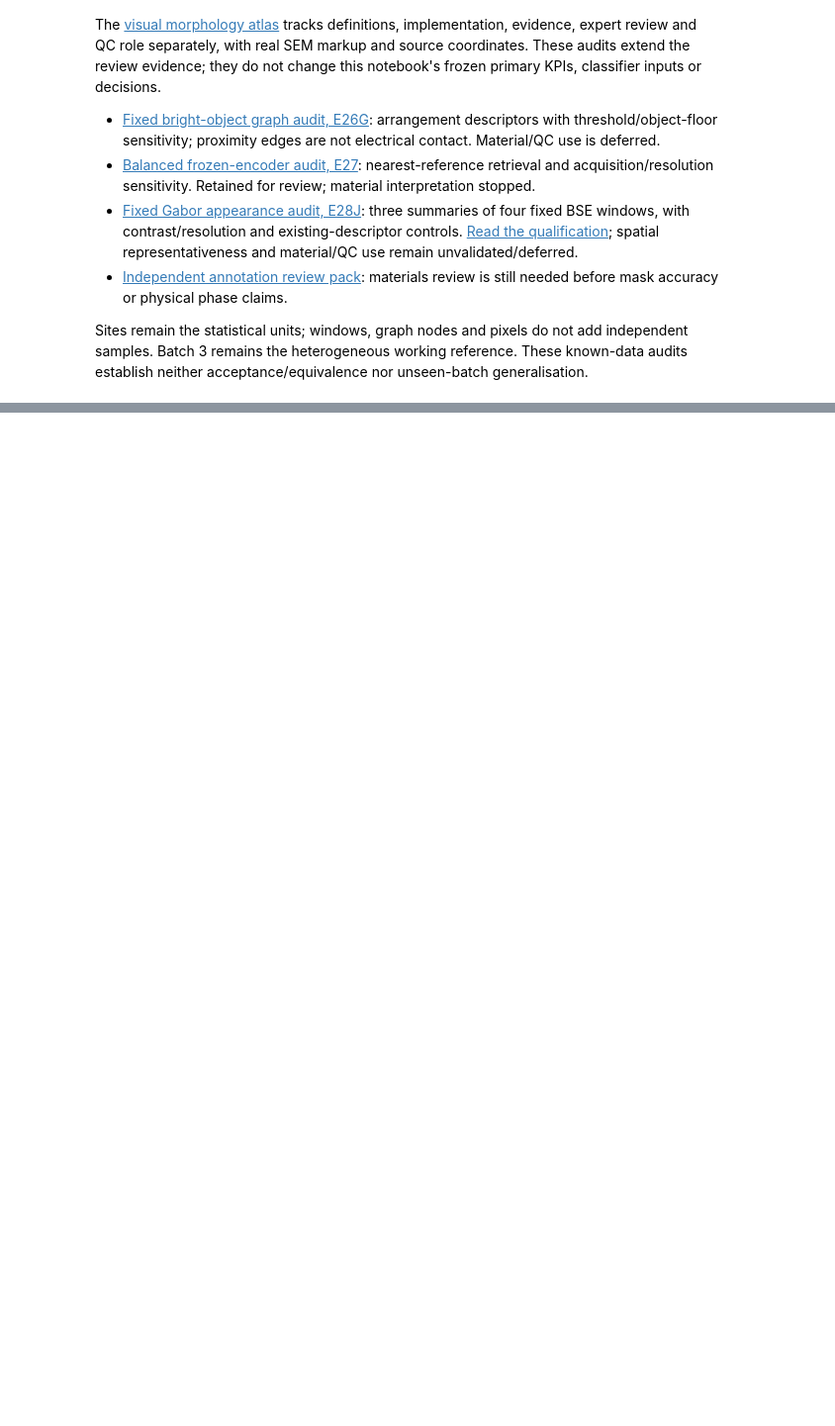
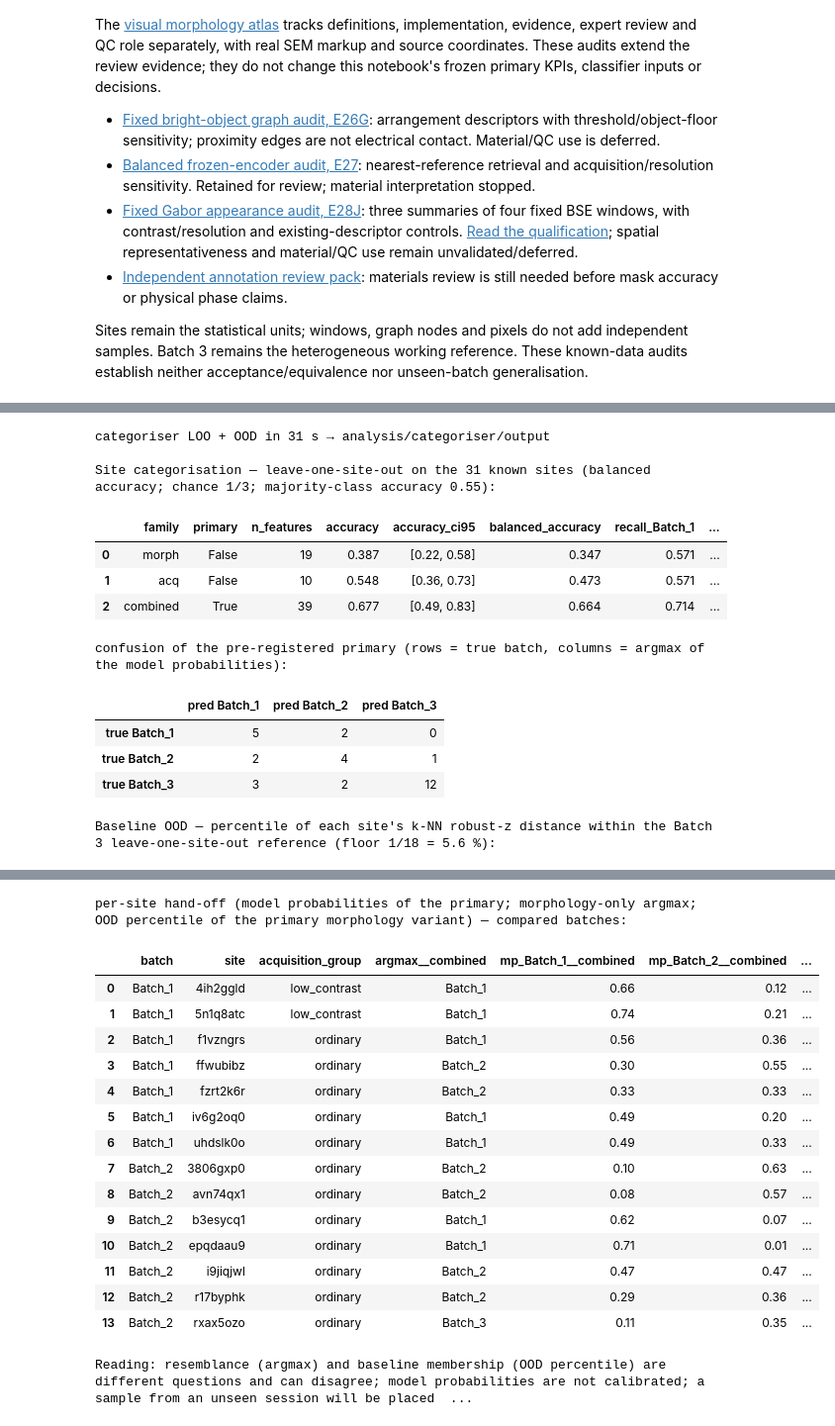
Before and after one commit to santosh-imperial/Backscatter, a Jupyter notebook: notebooks/02_batch_qc.ipynb, the cells around one changed output, grey strips where cells are left out. Shown at 99% size. Cells and saved outputs as stored; diff of their text form; code cells hidden in the pictures; blank space fills up the shorter version.

Commit message:
Notebook 02 §12: sample identification — three separate answers per sample (categoriser, baseline OOD, QC hand-off); 153 tests
Co-Authored-By: Claude Fable 5.1 <noreply@anthropic.com>

```diff
--- a/notebooks/02_batch_qc.ipynb
+++ b/notebooks/02_batch_qc.ipynb
@@ -610,0 +623,33 @@ Sites remain the statistical units; windows, graph nodes and pixels do not add i
+# %%
+from polaron_qc import categorise as CAT
+t0 = time.time()
+CAT_OUT = os.path.join(ROOT, "analysis", "categoriser", "output")
+CATR = CAT.run([os.path.join(DATA, CONFIG["reference"])] + [os.path.join(DATA, b) for b in CONFIG["compare"] if b in ("Batch_1", "Batch_2")], cache_dir=FCACHE, out_dir=CAT_OUT, n_perm=200, seed=CONFIG["seed"], verbose=False)
+print(f"categoriser LOO + OOD in {time.time()-t0:.0f} s → {os.path.relpath(CAT_OUT, ROOT)}")
+summ = pd.read_csv(os.path.join(CAT_OUT, "categoriser_summary.csv"))
+print("\nSite categorisation — leave-one-site-out on the 31 known sites (balanced accuracy; chance 1/3; majority-class accuracy 0.55):")
+display(summ[["family", "primary", "n_features", "accuracy", "accuracy_ci95", "balanced_accuracy", "recall_Batch_1", "recall_Batch_2", "recall_Batch_3", "perm_p", "brier", "brier_prior", "ece"]].round(3))
+print("confusion of the pre-registered primary (rows = true batch, columns = argmax of the model probabilities):")
+display(pd.read_csv(os.path.join(CAT_OUT, "confusion_combined.csv"), index_col=0))
+print("\nBaseline OOD — percentile of each site's k-NN robust-z distance within the Batch 3 leave-one-site-out reference (floor 1/18 = 5.6 %):")
+ood = pd.read_csv(os.path.join(CAT_OUT, "ood_batch_summary.csv"))
+display(ood[["variant", "batch", "n_sites", "pct_min", "pct_median", "pct_max", "n_exceed_ref_max", "label"]].round(1))
+st = pd.read_csv(os.path.join(CAT_OUT, "site_table.csv"))
+cols = ["batch", "site", "acquisition_group", "argmax__combined", "mp_Batch_1__combined", "mp_Batch_2__combined", "mp_Batch_3__combined", "argmax__morph"] + [c for c in st.columns if c.startswith("ood_pct") and c.endswith("__morph")][:1] + [c for c in st.columns if c.startswith("ood_exceed") and c.endswith("__morph")][:1]
+print("\nper-site hand-off (model probabilities of the primary; morphology-only argmax; OOD percentile of the primary morphology variant) — compared batches:")
+display(st[st.batch.isin(CONFIG["compare"])][[c for c in cols if c in st.columns]].round(2).reset_index(drop=True))
+print("Reading: resemblance (argmax) and baseline membership (OOD percentile) are different questions and can disagree; model probabilities are not calibrated; a sample from an unseen session will be placed away from all three known batches by the fingerprint and still receive an argmax — the OOD column and the flags come first.")
+# %% [output]
+categoriser LOO + OOD in 31 s → analysis/categoriser/output
+
+Site categorisation — leave-one-site-out on the 31 known sites (balanced accuracy; chance 1/3; majority-class accuracy 0.55):
+|  | family | primary | n_features | accuracy | accuracy_ci95 | balanced_accuracy | recall_Batch_1 | ... |
+| 0 | morph | False | 19 | 0.387 | [0.22, 0.58] | 0.347 | 0.571 | ... |
+| 1 | acq | False | 10 | 0.548 | [0.36, 0.73] | 0.473 | 0.571 | ... |
+| 2 | combined | True | 39 | 0.677 | [0.49, 0.83] | 0.664 | 0.714 | ... |
+confusion of the pre-registered primary (rows = true batch, columns = argmax of the model probabilities):
+|  | pred Batch_1 | pred Batch_2 | pred Batch_3 |
+| true Batch_1 | 5 | 2 | 0 |
+| true Batch_2 | 2 | 4 | 1 |
+| true Batch_3 | 3 | 2 | 12 |
+Baseline OOD — percentile of each site's k-NN robust-z distance within the Batch 3 leave-one-site-out reference (floor 1/18 = 5.6 %):
@@ -610,0 +663,17 @@ Sites remain the statistical units; windows, graph nodes and pixels do not add i
+per-site hand-off (model probabilities of the primary; morphology-only argmax; OOD percentile of the primary morphology variant) — compared batches:
+|  | batch | site | acquisition_group | argmax__combined | mp_Batch_1__combined | mp_Batch_2__combined | ... |
+| 0 | Batch_1 | 4ih2ggld | low_contrast | Batch_1 | 0.66 | 0.12 | ... |
+| 1 | Batch_1 | 5n1q8atc | low_contrast | Batch_1 | 0.74 | 0.21 | ... |
+| 2 | Batch_1 | f1vzngrs | ordinary | Batch_1 | 0.56 | 0.36 | ... |
+| 3 | Batch_1 | ffwubibz | ordinary | Batch_2 | 0.30 | 0.55 | ... |
+| 4 | Batch_1 | fzrt2k6r | ordinary | Batch_2 | 0.33 | 0.33 | ... |
+| 5 | Batch_1 | iv6g2oq0 | ordinary | Batch_1 | 0.49 | 0.20 | ... |
+| 6 | Batch_1 | uhdslk0o | ordinary | Batch_1 | 0.49 | 0.33 | ... |
+| 7 | Batch_2 | 3806gxp0 | ordinary | Batch_2 | 0.10 | 0.63 | ... |
+| 8 | Batch_2 | avn74qx1 | ordinary | Batch_2 | 0.08 | 0.57 | ... |
+| 9 | Batch_2 | b3esycq1 | ordinary | Batch_1 | 0.62 | 0.07 | ... |
+| 10 | Batch_2 | epqdaau9 | ordinary | Batch_1 | 0.71 | 0.01 | ... |
+| 11 | Batch_2 | i9jiqjwl | ordinary | Batch_2 | 0.47 | 0.47 | ... |
+| 12 | Batch_2 | r17byphk | ordinary | Batch_2 | 0.29 | 0.36 | ... |
+| 13 | Batch_2 | rxax5ozo | ordinary | Batch_3 | 0.11 | 0.35 | ... |
+Reading: resemblance (argmax) and baseline membership (OOD percentile) are different questions and can disagree; model probabilities are not calibrated; a sample from an unseen session will be placed  ...
```
Also changed, not shown: parts of 3 cells of this notebook, 2 other files.
